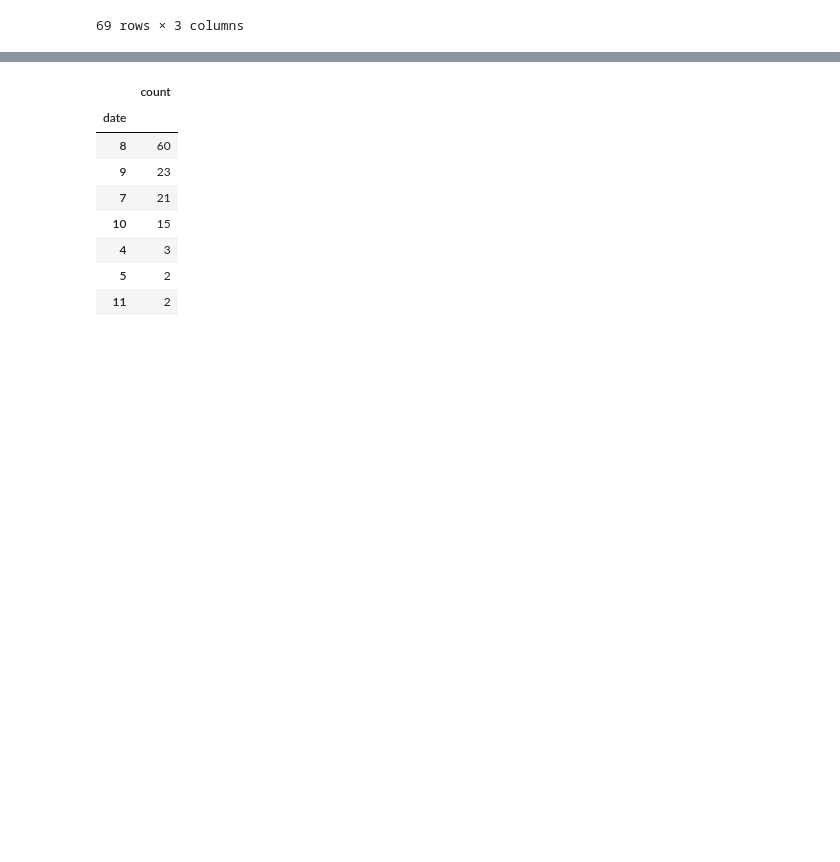
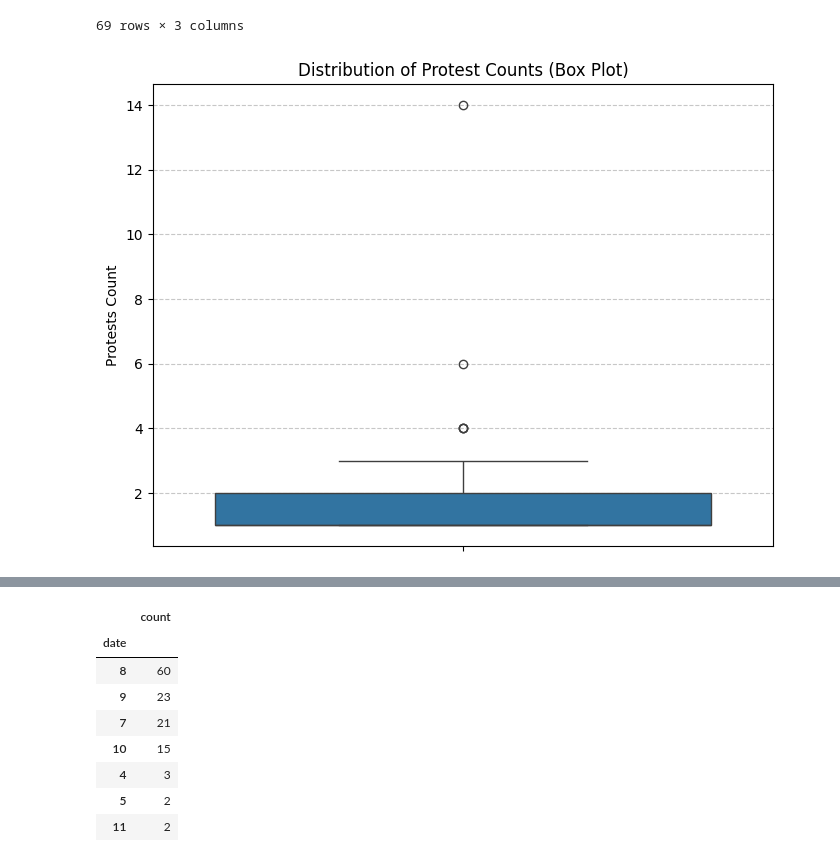
Before and after one commit to awenroberts/QM2-Project, a Jupyter notebook: quantitative_analysis_2.ipynb, the cells around one changed output, grey strips where cells are left out. Drawn from its saved outputs; the diff is of its cells as text; code cells hidden in the pictures; blank space fills up the shorter version.

```diff
--- a/quantitative_analysis_2.ipynb
+++ b/quantitative_analysis_2.ipynb
@@ -56,3 +56,18 @@ protests_counts
 | 67 | Worcester | E07000237 | 1 |
 | 68 | Wrexham | W06000006 | 1 |
 69 rows × 3 columns
+# %%
+#distribution of protest data
+
+import matplotlib.pyplot as plt
+import seaborn as sns
+
+# Create a box plot for protests_count
+plt.figure(figsize=(8, 6))
+sns.boxplot(y=protests_counts['protests_count'])
+plt.title('Distribution of Protest Counts (Box Plot)')
+plt.ylabel('Protests Count')
+plt.grid(axis='y', linestyle='--', alpha=0.7)
+plt.show()
+# %% [output]
+[figure, added]
```
Also changed, not shown: parts of 9 cells of this notebook.
